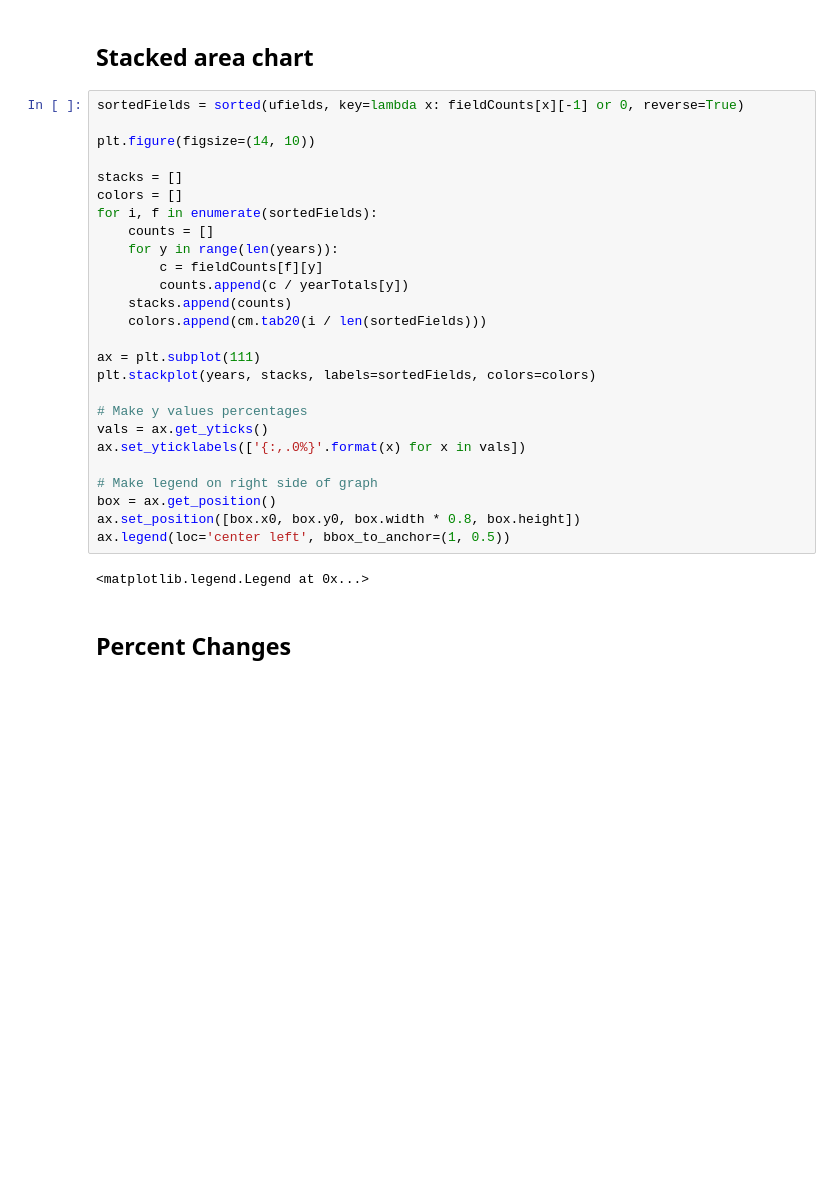
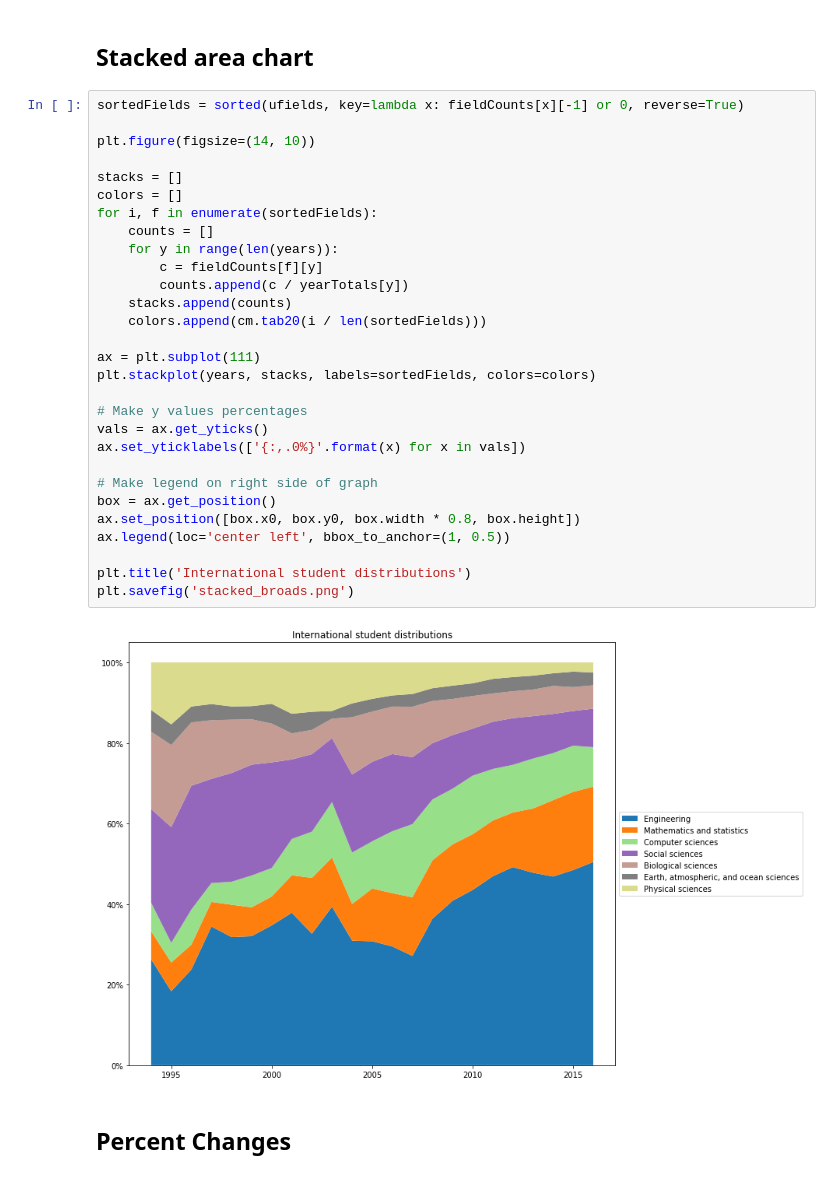
Before and after one commit to graphicsdesk/international-students, a Jupyter notebook: notebooks/gss-broad-distribution.ipynb, the cells around one changed output. Drawn from its saved outputs; the diff is of its cells as text; blank space fills up the shorter version.

Commit message:
exported and documented new charts

```diff
--- a/notebooks/gss-broad-distribution.ipynb
+++ b/notebooks/gss-broad-distribution.ipynb
@@ -65,31 +65,34 @@ newcmp = ListedColormap(viridisBig(np.linspace(0.1, 0.95, 256)))
 # %%
 sortedFields = sorted(ufields, key=lambda x: fieldCounts[x][-1] or 0, reverse=True)
 
 plt.figure(figsize=(14, 10))
 
 stacks = []
 colors = []
 for i, f in enumerate(sortedFields):
     counts = []
     for y in range(len(years)):
         c = fieldCounts[f][y]
         counts.append(c / yearTotals[y])
     stacks.append(counts)
     colors.append(cm.tab20(i / len(sortedFields)))
 
 ax = plt.subplot(111)
 plt.stackplot(years, stacks, labels=sortedFields, colors=colors)
 
 # Make y values percentages
 vals = ax.get_yticks()
 ax.set_yticklabels(['{:,.0%}'.format(x) for x in vals])
 
 # Make legend on right side of graph
 box = ax.get_position()
 ax.set_position([box.x0, box.y0, box.width * 0.8, box.height])
 ax.legend(loc='center left', bbox_to_anchor=(1, 0.5))
+
+plt.title('International student distributions')
+plt.savefig('stacked_broads.png')
 # %% [output]
-<matplotlib.legend.Legend at 0x...>
+[figure, added]
 # %% [markdown]
 ## Percent Changes
 # %%
```
Also changed, not shown: parts of 1 cell of this notebook, 3 other files.
